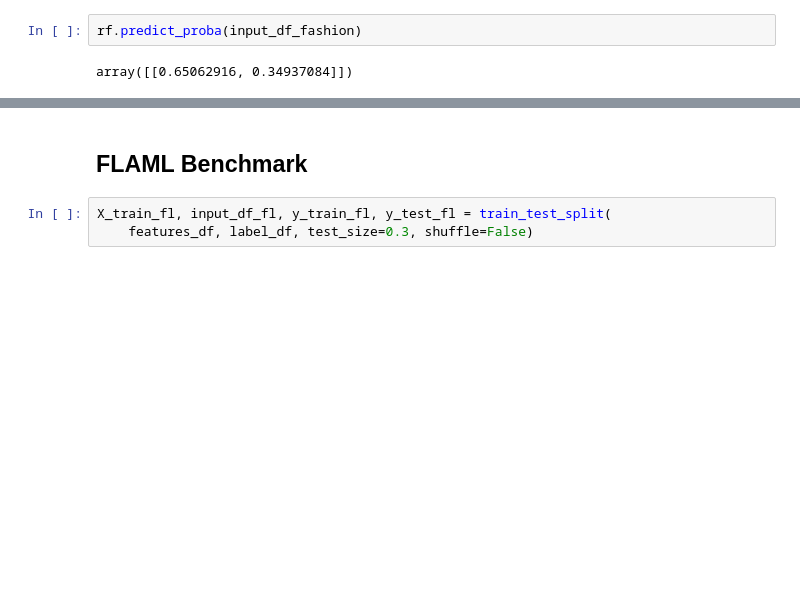
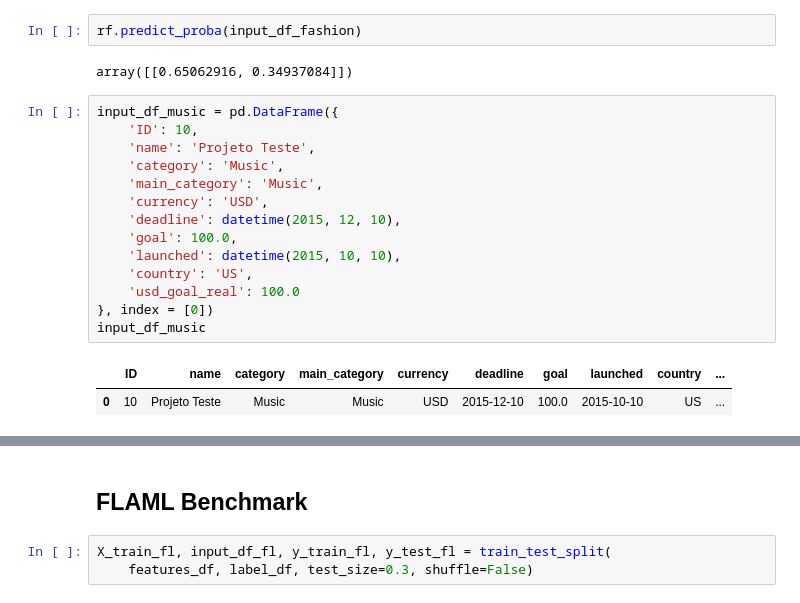
Before and after one commit to xduzao/Kickstarter, a Jupyter notebook: Kickstarter.ipynb, the cells around one changed output, grey strips where cells are left out. Drawn from its saved outputs; the diff is of its cells as text; blank space fills up the shorter version.

```diff
--- a/Kickstarter.ipynb
+++ b/Kickstarter.ipynb
@@ -388,3 +394,20 @@ input_df_fashion = ss.transform(input_df_fashion)
 rf.predict_proba(input_df_fashion)
 # %% [output]
 array([[0.65062916, 0.34937084]])
+# %%
+input_df_music = pd.DataFrame({
+    'ID': 10,
+    'name': 'Projeto Teste',
+    'category': 'Music',
+    'main_category': 'Music',
+    'currency': 'USD',
+    'deadline': datetime(2015, 12, 10),
+    'goal': 100.0,
+    'launched': datetime(2015, 10, 10),
+    'country': 'US',
+    'usd_goal_real': 100.0
+}, index = [0])
+input_df_music
+# %% [output]
+|  | ID | name | category | main_category | currency | deadline | goal | launched | country | ... |
+| 0 | 10 | Projeto Teste | Music | Music | USD | 2015-12-10 | 100.0 | 2015-10-10 | US | ... |
```
Also changed, not shown: parts of 10 cells of this notebook.
